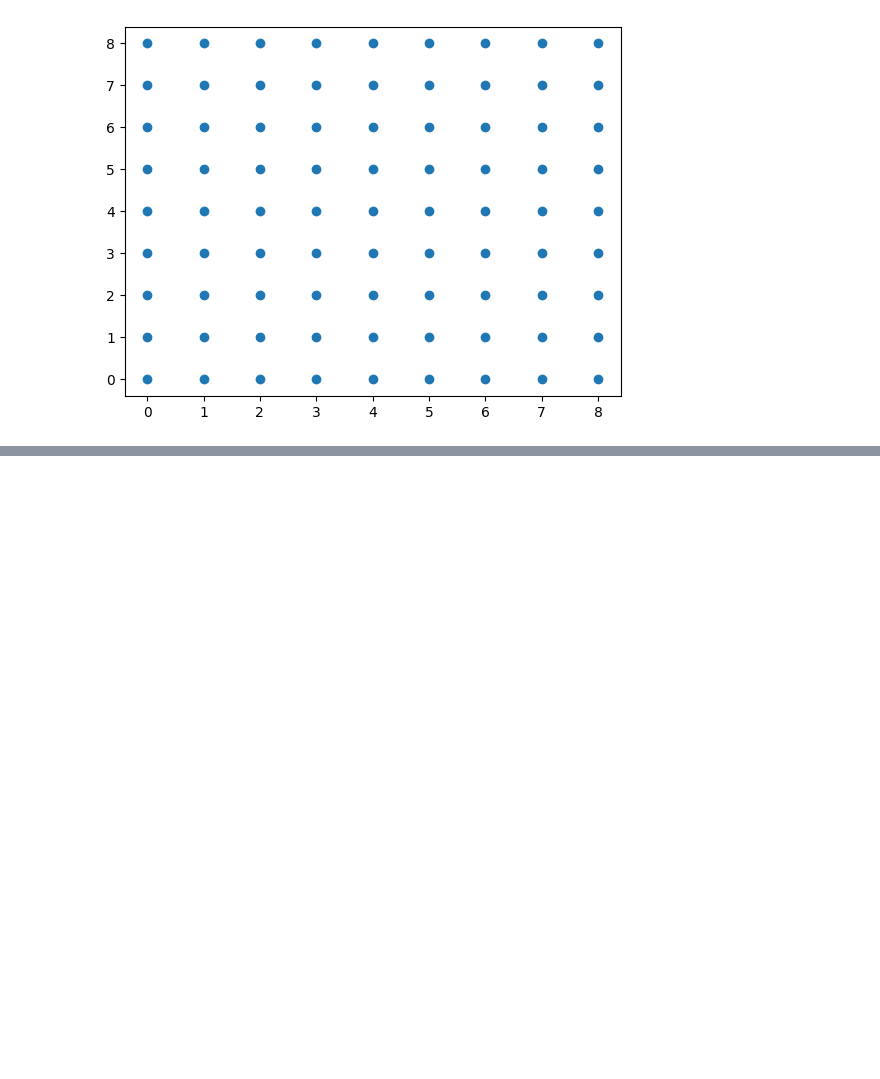
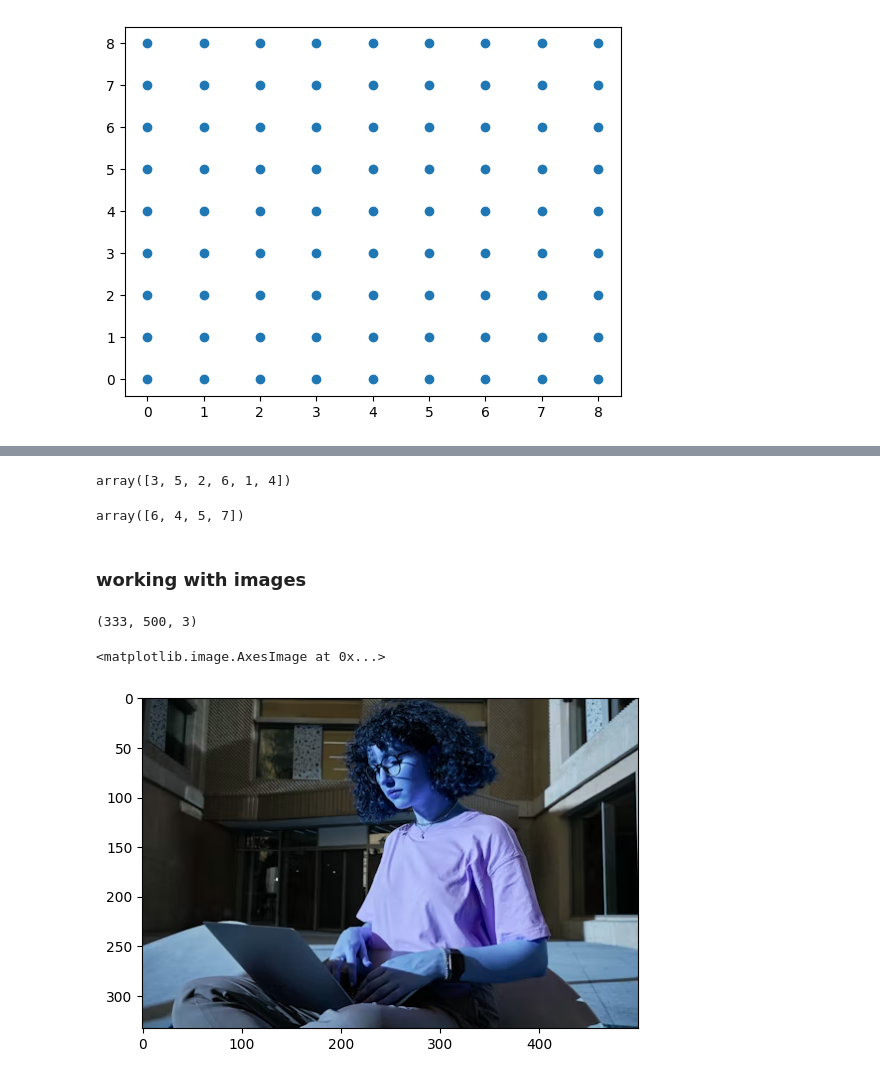
Before and after one commit to tusharviradiya/ai-ml, a Jupyter notebook: NumPy/Interview_questions/interview_questions.ipynb, the cells around one changed output, grey strips where cells are left out. Saved outputs shown, nothing was run; the diff lists cells and outputs as text; code cells hidden in the pictures; blank space fills up the shorter version.

```diff
--- a/NumPy/Interview_questions/interview_questions.ipynb
+++ b/NumPy/Interview_questions/interview_questions.ipynb
@@ -51,0 +91,30 @@ fig.show()
+# %%
+# np.random.shuffle() # permenent operation change memory objects.
+a = np.array([1,2,3,4,5,6])
+np.random.shuffle(a)
+a
+# %% [output]
+array([3, 5, 2, 6, 1, 4])
+# %%
+# np.random.choice()
+a = np.array([1,2,3,4,5,6,7])
+np.random.choice(a, 4, replace=False)
+# %% [output]
+array([6, 4, 5, 7])
+# %% [markdown]
+### working with images
+# %%
+# read image
+import cv2
+img = cv2.imread('test_image.png')
+# %%
+# find shape of image
+print(img.shape) # width, height and channals
+# %% [output]
+(333, 500, 3)
+# %%
+# show images
+plt.imshow(img)
+# %% [output]
+<matplotlib.image.AxesImage at 0x...>
+[figure, added]
```
Also changed, not shown: parts of 14 cells of this notebook, 2 other files.
